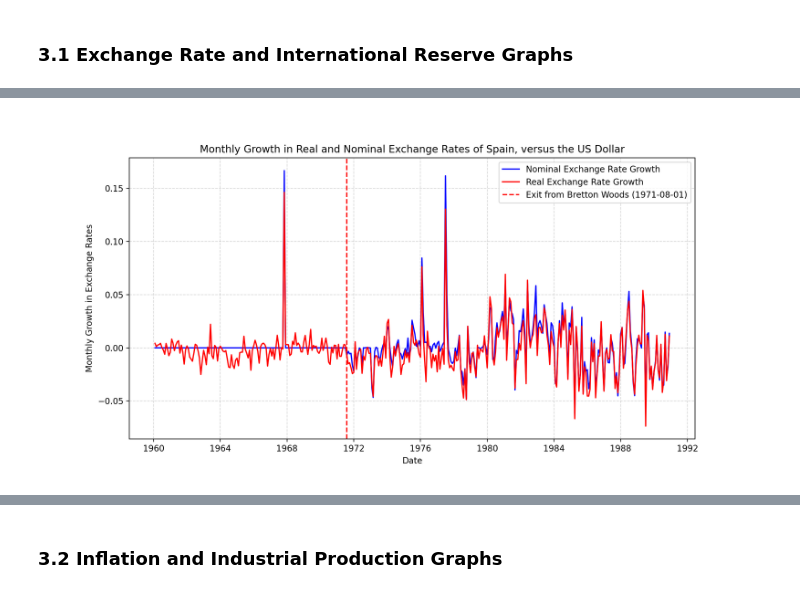
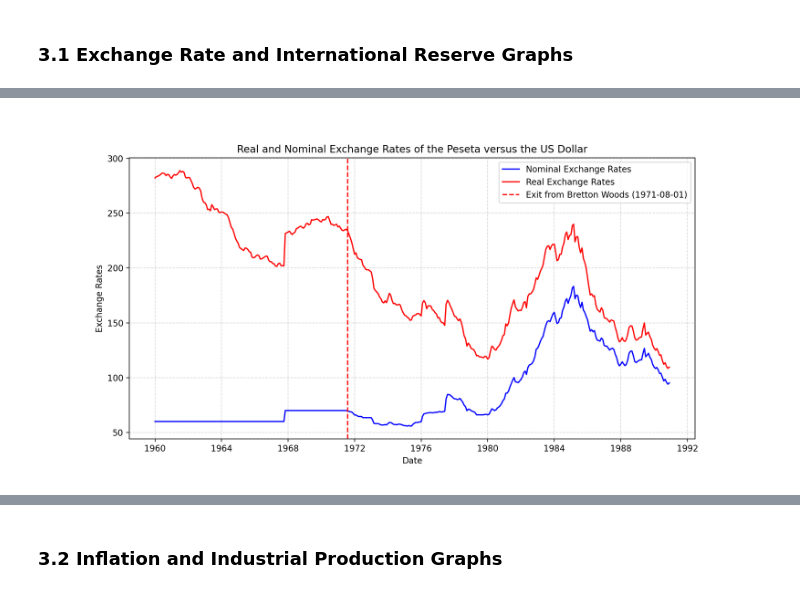
Before and after one commit to yuyaobai/ec1b1-coursework-group15, a Jupyter notebook: ec1b1coursework.ipynb, the cells around one changed output, grey strips where cells are left out. Saved outputs shown, nothing was run; the diff lists cells and outputs as text; code cells hidden in the pictures.

```diff
--- a/ec1b1coursework.ipynb
+++ b/ec1b1coursework.ipynb
@@ -8,7 +8,7 @@ import matplotlib.pyplot as plt
 # %% [markdown]
 ## 1.2 Import raw data from IMF
 # %%
-spain_raw = pd.read_excel('../Downloads/spain_data.xlsx', header=2)
+spain_raw = pd.read_excel('spain_data.xlsx', header=2)
 
 # rename first column to 'date'
 spain_raw.rename(columns={'Unnamed: 0': 'date'}, inplace=True)
@@ -29,7 +29,7 @@ spain_raw
 | 371 | Dec 1990 | 88.202071 | 95.234 | 56004.835968 | 53.295997 |
 372 rows × 5 columns
 # %%
-us_raw = pd.read_excel('../Downloads/us_data.xlsx', header=2)
+us_raw = pd.read_excel('us_data.xlsx', header=2)
 us_raw.rename(columns={'Unnamed: 0': 'date'}, inplace=True)
 
 us_raw
@@ -233,3 +209,0 @@ We will also normalise the real exchange rate to 1967-11-01 as the base year. [e
-# %%
-# set 1967-11-01 as the base month for the index
-merged_df['spain_real_exchange_rate_index'] = merged_df['spain_real_exchange_rate'] / merged_df['spain_real_exchange_rate'].iloc[94]
@@ -361,18 +304,18 @@ plot
 # %%
-# plot monthly growth in real and nominal exchange rates in the same graph using matplotlib
+# plot a time series graph of the real and nominal exchange rates in the same graph
 
-plt.plot(merged_df['date'], merged_df['spain_nominal_exchange_rate_growth'], label='Nominal Exchange Rate Growth', color='blue')
-plt.plot(merged_df['date'], merged_df['spain_real_exchange_rate_growth'], label='Real Exchange Rate Growth', color='red')
+plt.plot(merged_df['date'], merged_df['spain_exchange_rates_per_USD'], label='Nominal Exchange Rates', color='blue')
+plt.plot(merged_df['date'], merged_df['spain_real_exchange_rate'], label='Real Exchange Rates', color='red')
 plt.axvline(pd.to_datetime('1971-08-01'), color='red', linestyle='--', label='Exit from Bretton Woods (1971-08-01)')
 
 plt.legend()
-plt.title('Monthly Growth in Real and Nominal Exchange Rates of Spain, versus the US Dollar')
+plt.title('Real and Nominal Exchange Rates of the Peseta versus the US Dollar')
 plt.xlabel('Date')
-plt.ylabel('Monthly Growth in Exchange Rates')
+plt.ylabel('Exchange Rates')
 plt.gcf().set_size_inches(12, 6)
 plt.grid(True, linestyle='--', alpha=0.5)
 
 
 plt.show()
 # %% [output]
-[figure, old version]
+[figure, new version]
```
Also changed, not shown: parts of 32 cells of this notebook.
